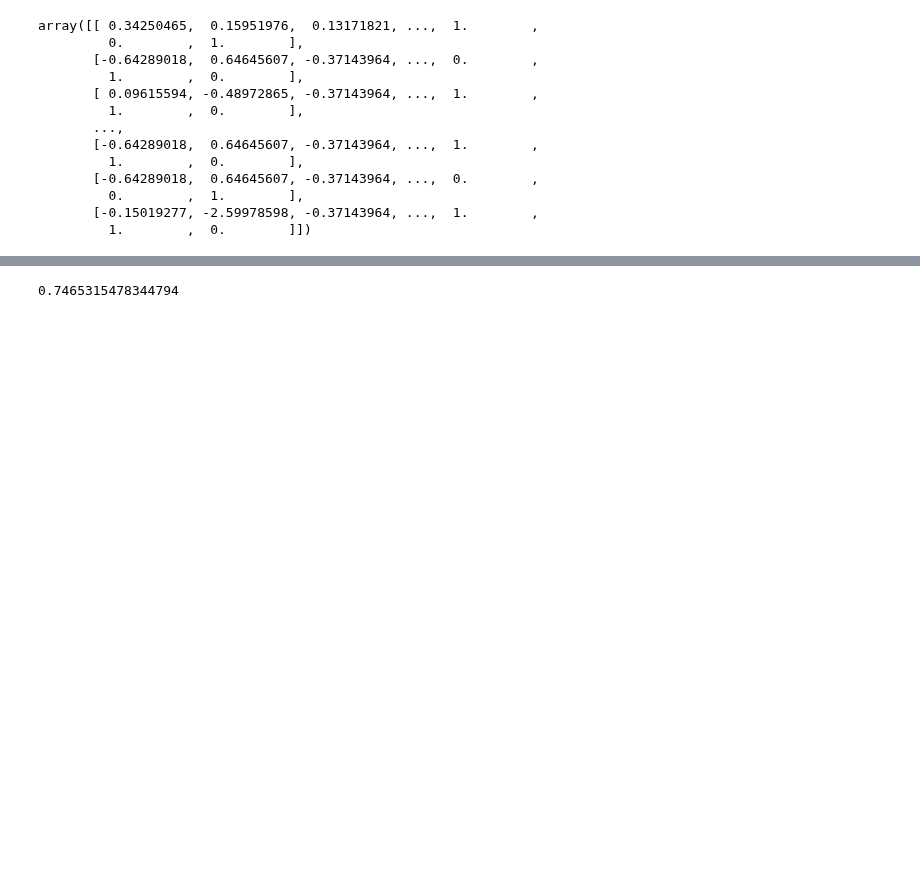
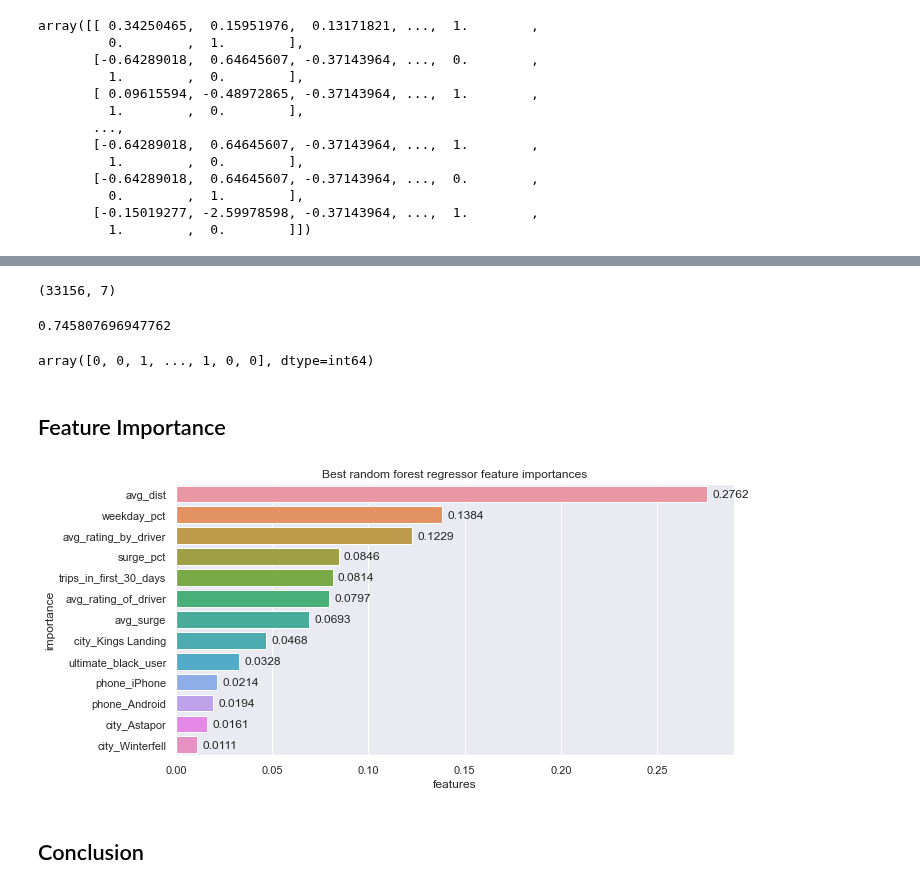
Before and after one commit to kenneykwan/Springboard, a Jupyter notebook: ultimate_challenge/Ultimate Challenge Part 3 - Predicative Modeling.ipynb, the cells around one changed output, grey strips where cells are left out. Saved outputs shown, nothing was run; the diff lists cells and outputs as text; code cells hidden in the pictures; blank space fills up the shorter version.

```diff
--- a/ultimate_challenge/Ultimate Challenge Part 3 - Predicative Modeling.ipynb
+++ b/ultimate_challenge/Ultimate Challenge Part 3 - Predicative Modeling.ipynb
@@ -285,9 +286,9 @@ ohe    = OneHotEncoder(sparse=False)
 
 # Scale and Encode Separate Columns
 scaled_train  = scaler.fit_transform(X_train[columns_to_scale])
-encoded_train =    ohe.fit_transform(X_train[columns_to_encode])
+encoded_train =    pd.get_dummies(X_train[columns_to_encode])
 scaled_test  = scaler.fit_transform(X_test[columns_to_scale])
-encoded_test =    ohe.fit_transform(X_test[columns_to_encode])
+encoded_test =    pd.get_dummies(X_test[columns_to_encode])
 
 # Concatenate (Column-Bind) Processed Columns Back Together
 df_train = np.concatenate([scaled_train, encoded_train], axis=1)
@@ -311,3 +296,7 @@ array([[ 0.33972733, -2.47250438, -0.37179717, ...,  0.        ,
+# %%
+scaled_train.shape
+# %% [output]
+(33156, 7)
 # %%
 #build random forest model with 1000 estimators
 rf = RandomForestClassifier(n_estimators=1000)
@@ -316,4 +305,35 @@ y_pred = rf.predict(df_test)
 # %%
 rf.score(df_test,y_test)
 # %% [output]
-0.7465315478344794
+0.745807696947762
+# %%
+y_pred
+# %% [output]
+array([0, 0, 1, ..., 1, 0, 0], dtype=int64)
+# %% [markdown]
+## Feature Importance
+# %%
+plt.subplots(figsize=(10, 5))
+
+ax = plt.subplot()
+sns.set(rc={'figure.figsize':(20,16)})
+
+imps = rf.feature_importances_
+
+df_with_column_names = pd.DataFrame(df_train)
+df_with_column_names.columns = ['trips_in_first_30_days',
+                     'avg_rating_of_driver','avg_surge','surge_pct','weekday_pct','avg_dist','avg_rating_by_driver','ultimate_black_user','city_Astapor','city_Kings Landing','city_Winterfell','phone_Android','phone_iPhone']
+
+
+
+rf_feat_imps = pd.Series(imps, index=df_with_column_names.columns).sort_values(ascending=False)
+plots = sns.barplot(y = rf_feat_imps.index, x = rf_feat_imps)
+plt.xlabel('features')
+plt.ylabel('importance')
+plt.title('Best random forest regressor feature importances')
+
+for p in ax.patches:
+    ax.annotate("%.4f" % p.get_width(), xy=(p.get_width(), p.get_y()+p.get_height()/2),
+            xytext=(5, 0), textcoords='offset points', ha="left", va="center")
+# %% [output]
+[figure, added]
@@ -319,0 +345,2 @@ rf.score(df_test,y_test)
+# %% [markdown]
+## Conclusion
```
Also changed, not shown: parts of 4 cells of this notebook.
